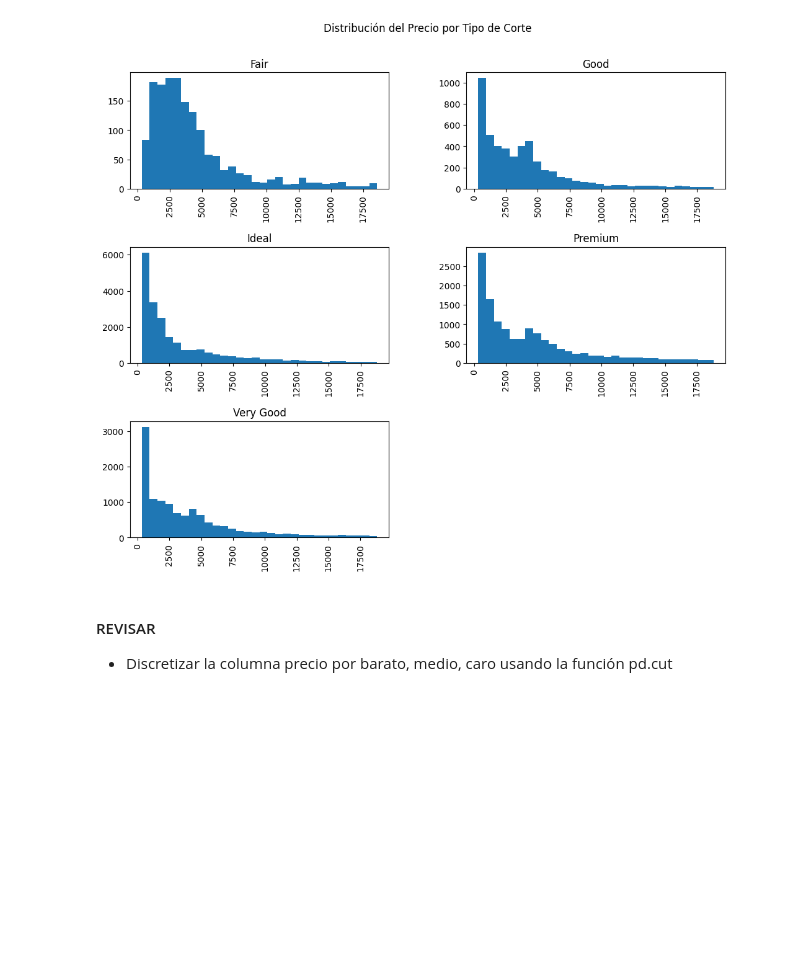
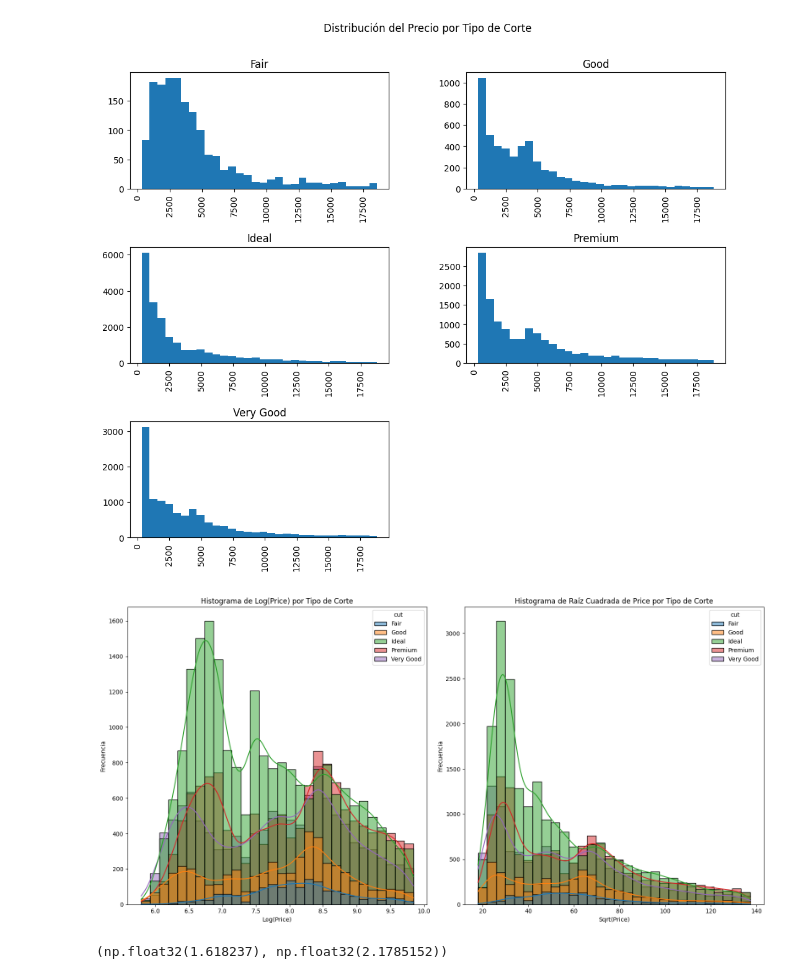
Before and after one commit to mplazap/Bootcamp_ejercicios, a Jupyter notebook: Tema 3 - Data Science/Ejercicio evaluable (19-01-2025)/M3 - Marino Plaza.ipynb, the cells around one changed output. Cells and saved outputs as stored; diff of their text form; code cells hidden in the pictures; blank space fills up the shorter version.

```diff
--- a/Tema 3 - Data Science/Ejercicio evaluable (19-01-2025)/M3 - Marino Plaza.ipynb
+++ b/Tema 3 - Data Science/Ejercicio evaluable (19-01-2025)/M3 - Marino Plaza.ipynb
@@ -710,6 +710,33 @@ plt.ylabel("Frecuencia")
 plt.show()
 # %% [output]
 [figure]
-# %% [markdown]
-#### REVISAR
-* Discretizar la columna precio por barato, medio, caro usando la función pd.cut
+# %%
+# Crear columnas con las transformaciones logarítmica y raíz cuadrada
+df_diamonds['log_price'] = np.log(df_diamonds['price'] + 1)  # Evitar log(0)
+df_diamonds['sqrt_price'] = np.sqrt(df_diamonds['price'])
+
+# Visualizar histogramas para las transformaciones
+plt.figure(figsize=(16, 8))
+
+# Histograma para log(price)
+plt.subplot(1, 2, 1)
+sns.histplot(data=df_diamonds, x='log_price', hue='cut', kde=True, bins=30)
+plt.title("Histograma de Log(Price) por Tipo de Corte")
+plt.xlabel("Log(Price)")
+plt.ylabel("Frecuencia")
+
+# Histograma para sqrt(price)
+plt.subplot(1, 2, 2)
+sns.histplot(data=df_diamonds, x='sqrt_price', hue='cut', kde=True, bins=30)
+plt.title("Histograma de Raíz Cuadrada de Price por Tipo de Corte")
+plt.xlabel("Sqrt(Price)")
+plt.ylabel("Frecuencia")
+
+plt.tight_layout()
+plt.show()
+
+# Mostrar valores de simetría y curtosis
+asimetria_precio, kurtosis_precio
+# %% [output]
+[figure, added]
+(np.float32(1.618237), np.float32(2.1785152))
```
